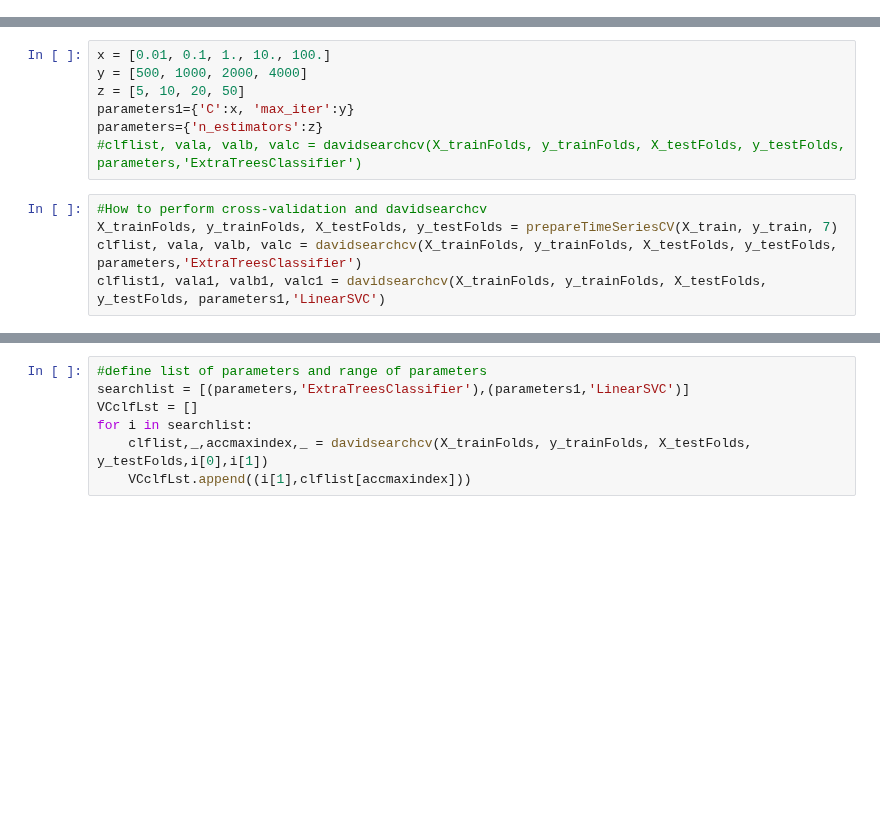
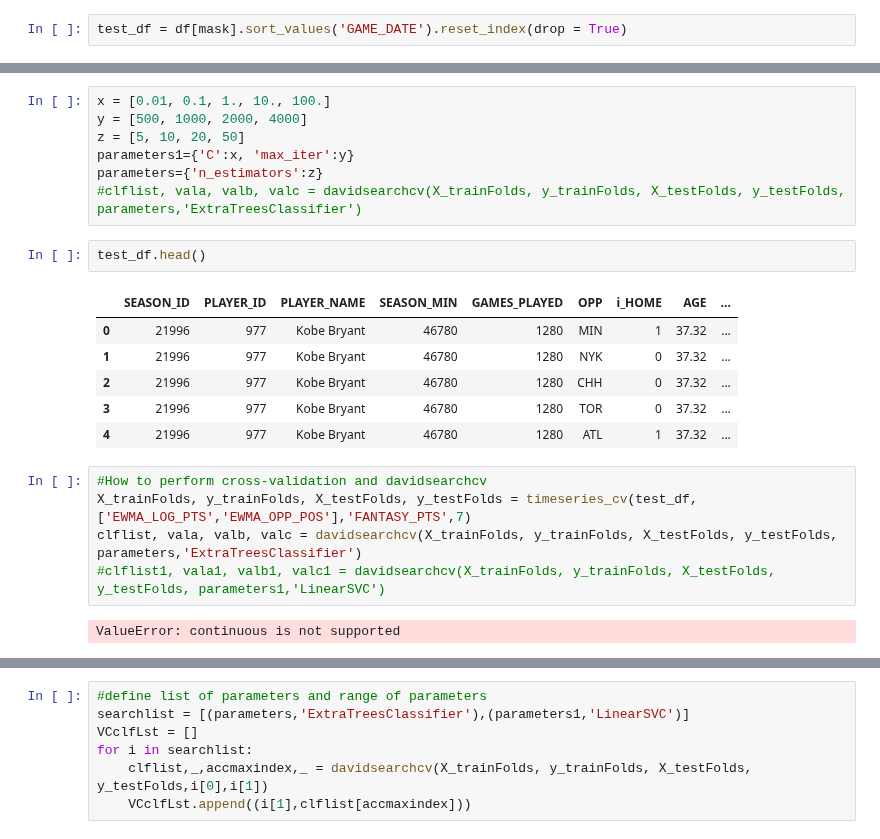
Before and after one commit to diciurcio-d/ShiftEnter, a Jupyter notebook: ShiftEnterFinal.ipynb, the cells around one changed output, grey strips where cells are left out. Saved outputs shown, nothing was run; the diff lists cells and outputs as text; blank space fills up the shorter version.

Commit message:
new timeseriescv

```diff
--- a/ShiftEnterFinal.ipynb
+++ b/ShiftEnterFinal.ipynb
@@ -482,3 +504,5 @@ X_trainFolds, y_trainFolds, X_testFolds, y_testFolds = prepareTimeSeriesCV(X_tra
+# %%
+test_df = df[mask].sort_values('GAME_DATE').reset_index(drop = True)
 # %%
 import itertools
 import operator
@@ -523,8 +547,19 @@ z = [5, 10, 20, 50]
 parameters1={'C':x, 'max_iter':y}
 parameters={'n_estimators':z}
 #clflist, vala, valb, valc = davidsearchcv(X_trainFolds, y_trainFolds, X_testFolds, y_testFolds, parameters,'ExtraTreesClassifier')
+# %%
+test_df.head()
+# %% [output]
+|  | SEASON_ID | PLAYER_ID | PLAYER_NAME | SEASON_MIN | GAMES_PLAYED | OPP | i_HOME | AGE | ... |
+| 0 | 21996 | 977 | Kobe Bryant | 46780 | 1280 | MIN | 1 | 37.32 | ... |
+| 1 | 21996 | 977 | Kobe Bryant | 46780 | 1280 | NYK | 0 | 37.32 | ... |
+| 2 | 21996 | 977 | Kobe Bryant | 46780 | 1280 | CHH | 0 | 37.32 | ... |
+| 3 | 21996 | 977 | Kobe Bryant | 46780 | 1280 | TOR | 0 | 37.32 | ... |
+| 4 | 21996 | 977 | Kobe Bryant | 46780 | 1280 | ATL | 1 | 37.32 | ... |
 # %%
 #How to perform cross-validation and davidsearchcv
-X_trainFolds, y_trainFolds, X_testFolds, y_testFolds = prepareTimeSeriesCV(X_train, y_train, 7)
+X_trainFolds, y_trainFolds, X_testFolds, y_testFolds = timeseries_cv(test_df,['EWMA_LOG_PTS','EWMA_OPP_POS'],'FANTASY_PTS',7)
 clflist, vala, valb, valc = davidsearchcv(X_trainFolds, y_trainFolds, X_testFolds, y_testFolds, parameters,'ExtraTreesClassifier')
-clflist1, vala1, valb1, valc1 = davidsearchcv(X_trainFolds, y_trainFolds, X_testFolds, y_testFolds, parameters1,'LinearSVC')
+#clflist1, vala1, valb1, valc1 = davidsearchcv(X_trainFolds, y_trainFolds, X_testFolds, y_testFolds, parameters1,'LinearSVC')
+# %% [output]
+ValueError: continuous is not supported
```
Also changed, not shown: parts of 11 cells of this notebook.
